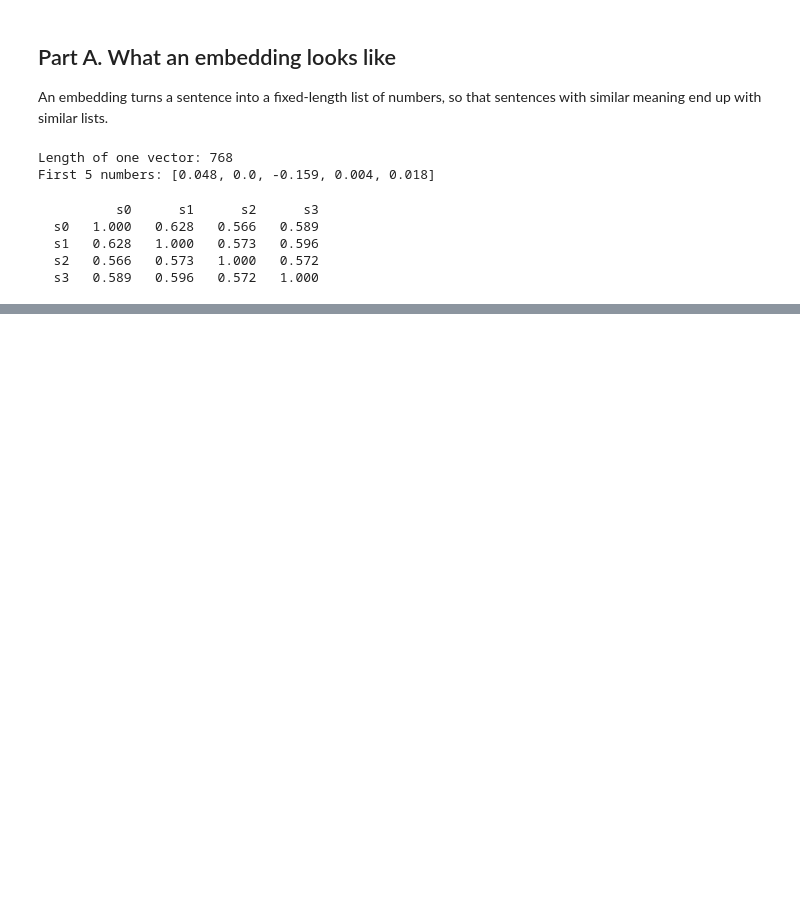
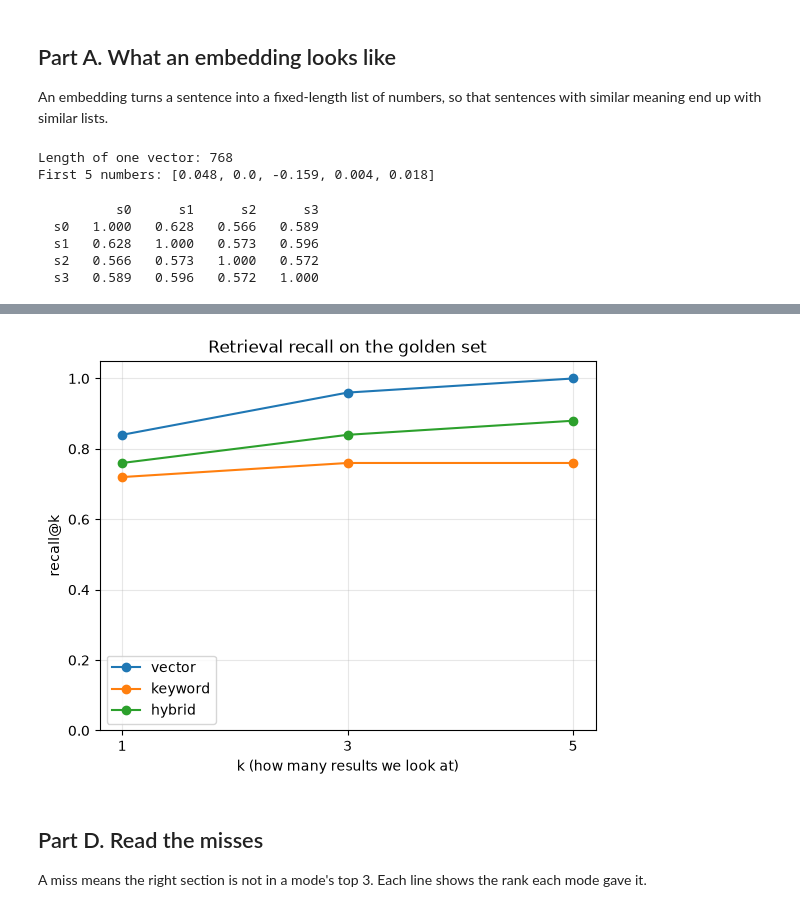
Before and after one commit to Syriacode/coursemate, a Jupyter notebook: notebooks/retrieval.ipynb, the cells around one changed output, grey strips where cells are left out. Saved outputs shown, nothing was run; the diff lists cells and outputs as text; code cells hidden in the pictures; blank space fills up the shorter version.

Commit message:
Compare retrieval modes in the notebook
Co-Authored-By: Claude Sonnet 5.5 <noreply@anthropic.com>

```diff
--- a/notebooks/retrieval.ipynb
+++ b/notebooks/retrieval.ipynb
@@ -82,0 +87,20 @@ for i, row_label in enumerate(labels):
+# %%
+from coursemate.retrieval import MODES, retrieve
+from coursemate.retrieval_eval import build_index
+
+# Chunk and embed the sample notes into an in-memory index (no database needed).
+store = build_index(ROOT / "notes" / "sample", embedder)
+print("Chunks in the index:", len(store.all_chunks()))
+
+question = "Can I get extra time on an assignment without a penalty?"
+print("Question:", question)
+
+# Search the same question in each mode and show the top 3 hits.
+for mode in MODES:
+    print()
+    print(mode)
+    hits = retrieve(question, embedder, store, k=3, mode=mode).hits
+    for hit in hits:
+        # hit.heading is a path like "Lecture 2 > Lab 4"; keep only the last part.
+        section = hit.heading.split(" > ")[-1]
+        print(f"  {hit.score:.3f}  {hit.source} > {section}")
@@ -82,0 +129,8 @@ for i, row_label in enumerate(labels):
+# %%
+from coursemate.retrieval_eval import evaluate, format_table, load_golden
+
+# Load the reviewed questions, then score every mode on all of them.
+golden = load_golden(ROOT / "evals" / "retrieval_golden.jsonl")
+results = evaluate(golden, embedder, store)
+
+print(format_table(results, golden))
@@ -82,0 +143,22 @@ for i, row_label in enumerate(labels):
+# %%
+import matplotlib.pyplot as plt
+
+# One line per mode: how recall grows as we look at more results.
+ks = [1, 3, 5]
+for result in results:
+    plt.plot(ks, [result.recall(k) for k in ks], marker="o", label=result.mode)
+
+plt.ylim(0, 1.05)  # recall is between 0 and 1; the extra 0.05 keeps the top points visible
+plt.xticks(ks)
+plt.xlabel("k (how many results we look at)")
+plt.ylabel("recall@k")
+plt.title("Retrieval recall on the golden set")
+plt.grid(True, alpha=0.3)
+plt.legend()
+plt.show()
+# %% [output]
+[figure, added]
+# %% [markdown]
+## Part D. Read the misses
+
+A miss means the right section is not in a mode's top 3. Each line shows the rank each mode gave it.
```
Also changed, not shown: parts of 8 cells of this notebook.
